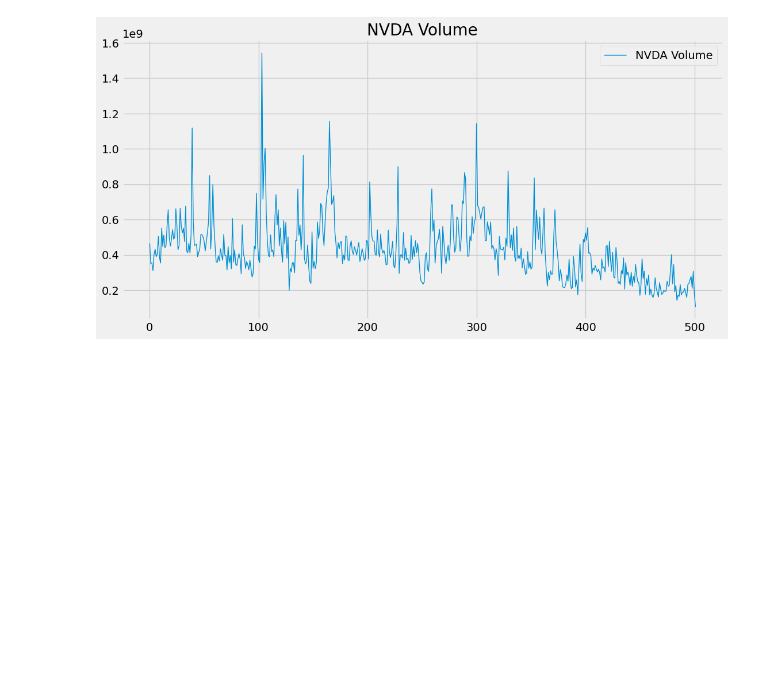
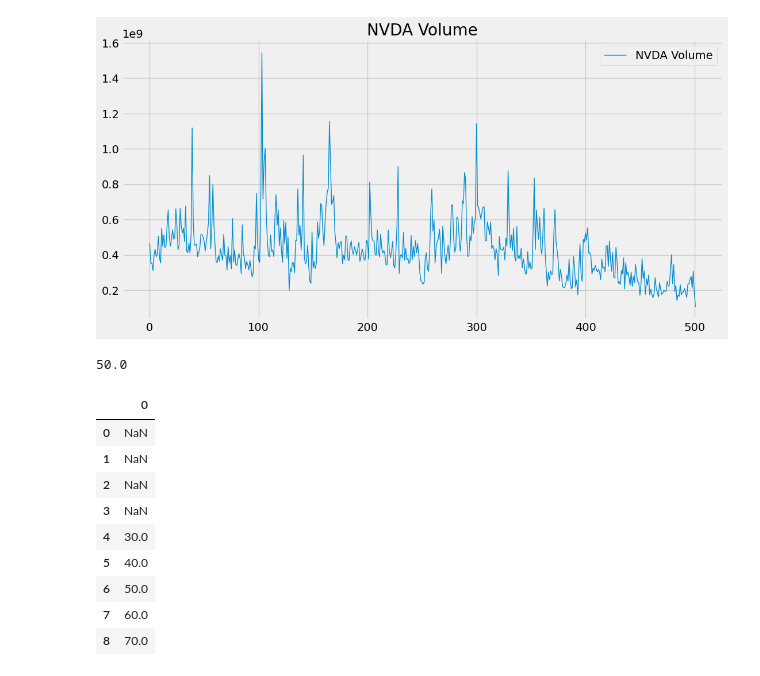
Before and after one commit to Hctor11/stock-trend-prediction, a Jupyter notebook: notebooks/stock-predictions.ipynb, the cells around one changed output. Drawn from its saved outputs; the diff is of its cells as text; code cells hidden in the pictures; blank space fills up the shorter version.

```diff
--- a/notebooks/stock-predictions.ipynb
+++ b/notebooks/stock-predictions.ipynb
@@ -143,3 +143,28 @@ plt.legend()
 plt.show()
 # %% [output]
 [figure]
+# %%
+# Moving Average
+# [10, 20, 30, 40, 50, 60, 70, 80, 90]
+# moving average for last 5 days -> null null null null 30.0 40.0 50.0
+
+temp_data = [10, 20, 30, 40, 50, 60, 70, 80, 90]
+print(sum(temp_data[2:7])/5)
+# %% [output]
+50.0
+# %%
+import pandas as pd
+df01 = pd.DataFrame(temp_data)
+# %%
+df01.rolling(5).mean()
+# %% [output]
+|  | 0 |
+| 0 | NaN |
+| 1 | NaN |
+| 2 | NaN |
+| 3 | NaN |
+| 4 | 30.0 |
+| 5 | 40.0 |
+| 6 | 50.0 |
+| 7 | 60.0 |
+| 8 | 70.0 |
```
Also changed, not shown: parts of 4 cells of this notebook.
